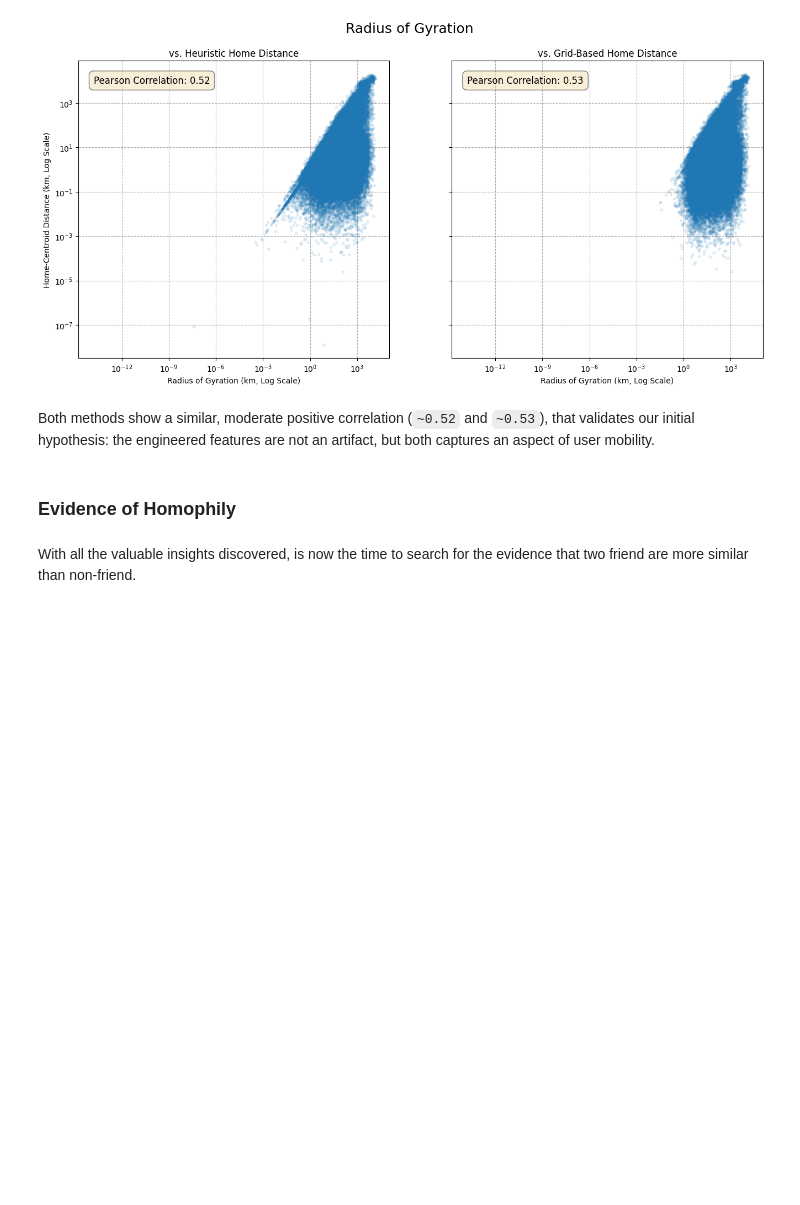
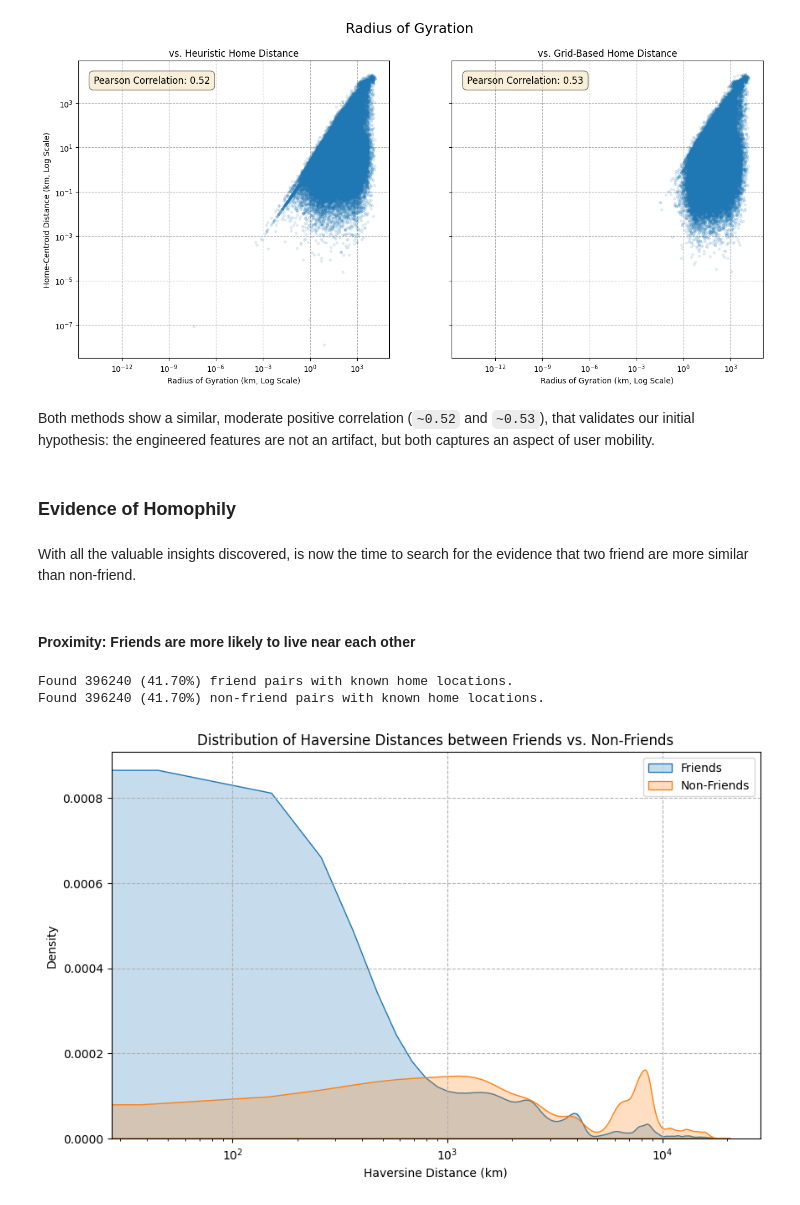
Before and after one commit to quelmitch/link-prediction-learning, a Jupyter notebook: 05_location_based_social_network/05_location_based_social_network.ipynb, the cells around one changed output. Drawn from its saved outputs; the diff is of its cells as text; code cells hidden in the pictures; blank space fills up the shorter version.

```diff
--- a/05_location_based_social_network/05_location_based_social_network.ipynb
+++ b/05_location_based_social_network/05_location_based_social_network.ipynb
@@ -784,3 +813,52 @@ Both methods show a similar, moderate positive correlation (`~0.52` and `~0.53`)
 ### Evidence of Homophily
 # %% [markdown]
 With all the valuable insights discovered, is now the time to search for the evidence that two friend are more similar than non-friend.
+# %% [markdown]
+#### Proximity: Friends are more likely to live near each other
+# %%
+# Use the best Home estimate
+user_locations_df = users_df[['home_cell_centroid_lat', 'home_cell_centroid_lon']].dropna()
+# %%
+# Filter to only include users that have a known home location
+valid_users = set(user_locations_df.index)
+
+# Positive Samples
+friend_pairs = set([frozenset((u, v)) for u, v in list(G.edges()) if u in valid_users and v in valid_users])
+print(f"Found {len(friend_pairs)} ({len(friend_pairs)/G.number_of_edges()*100:.2f}%) friend pairs with known home locations.")
+
+# Negative Samples
+non_friend_pairs = uniform_negative_sampling(list(valid_users), friend_pairs, len(friend_pairs), seed=42)
+print(f"Found {len(non_friend_pairs)} ({len(non_friend_pairs)/G.number_of_edges()*100:.2f}%) non-friend pairs with known home locations.")
+# %% [output]
+Found 396240 (41.70%) friend pairs with known home locations.
+Found 396240 (41.70%) non-friend pairs with known home locations.
+# %%
+def _pairs_haversine_distance(pairs, users_df):
+    u_nodes, v_nodes = zip(*[tuple(pair) for pair in pairs])
+    u_nodes = list(u_nodes)
+    v_nodes = list(v_nodes)
+
+    u_coords = users_df.loc[u_nodes][['home_cell_centroid_lat', 'home_cell_centroid_lon']].to_numpy()
+    v_coords = users_df.loc[v_nodes][['home_cell_centroid_lat', 'home_cell_centroid_lon']].to_numpy()
+    return haversine_vector(u_coords, v_coords, unit=Unit.KILOMETERS)
+
+
+friend_distances = _pairs_haversine_distance(friend_pairs, users_df)
+non_friend_distances = _pairs_haversine_distance(non_friend_pairs, users_df)
+# %%
+# Plot Distributions
+plt.figure(figsize=(10, 6))
+
+sns.kdeplot(friend_distances, fill=True, label='Friends')
+sns.kdeplot(non_friend_distances, fill=True, label='Non-Friends')
+plt.xscale('log')
+
+plt.xlabel('Haversine Distance (km)')
+plt.ylabel('Density')
+plt.title('Distribution of Haversine Distances between Friends vs. Non-Friends')
+plt.legend()
+plt.grid(True, ls="--")
+
+plt.show()
+# %% [output]
+[figure, added]
```
Also changed, not shown: parts of 10 cells of this notebook.
